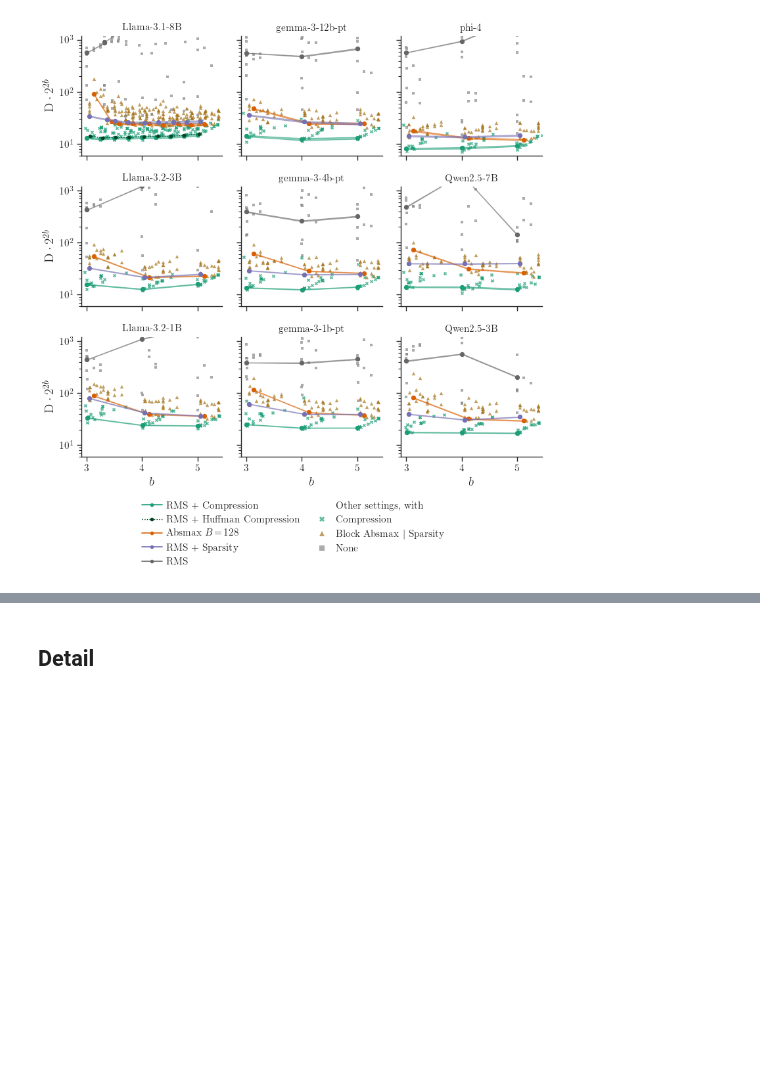
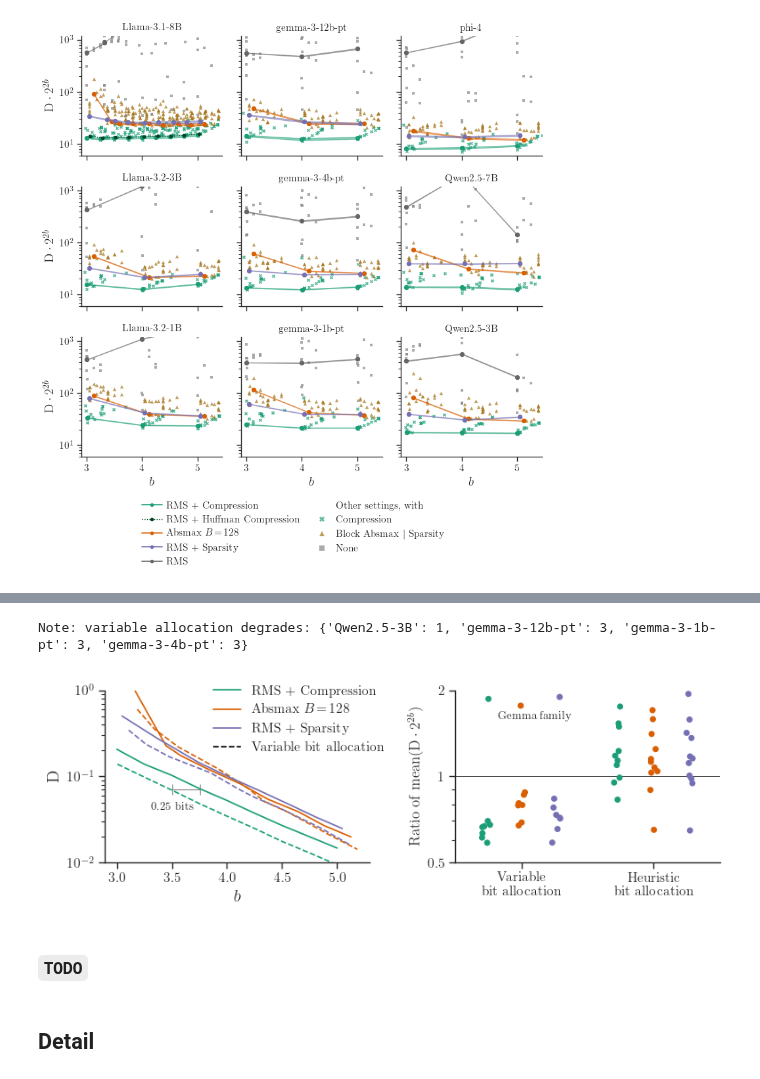
Before and after one commit to graphcore-research/llama-mobile-vlm, a Jupyter notebook: 20250127-FormatsCascade/Experiments.ipynb, the cells around one changed output, grey strips where cells are left out. Cells and saved outputs as stored; diff of their text form; code cells hidden in the pictures; blank space fills up the shorter version.

Commit message:
More plots

```diff
--- a/20250127-FormatsCascade/Experiments.ipynb
+++ b/20250127-FormatsCascade/Experiments.ipynb
@@ -162,12 +178,6 @@ experiment: ['main', 'fisher', 'huffman', 'blocksize', 'scalemantissa', 'symmetr
 # %% [markdown]
 ### `tradeoff_overview`
 # %%
-tradeoff_lines = [
-    (dict(element_name="int+Zoptimal", scaling="rms", block="tensor", sparse_ratio=0), dict(label="RMS + Compression", color=plot_utils.PALETTE[0])),
-    (dict(element_name="t", scaling="absmax", block=128, sparse_ratio=0), dict(label=r"Absmax $B\!=\!128$", color=plot_utils.PALETTE[1])),
-    (dict(element_name="t", scaling="rms", block="tensor", sparse_ratio=2**-10), dict(label="RMS + Sparsity", color=plot_utils.PALETTE[2])),
-    (dict(element_name="t", scaling="rms", block="tensor", sparse_ratio=0), dict(label="RMS", color=plot_utils.PALETTE[7])),
-]
 tradeoff_d = (D.select(dfb, dict(experiment="main"))
     .pipe(lambda d: d[~((d.scaling == "rms") & (d.block != "tensor") & (d.sparse_ratio != 0))])
     .pipe(lambda d: d.assign(block_absmax=((~d.block.isin(["tensor", "channel"])) & (d.scaling == "absmax"))))
@@ -181,7 +191,7 @@ def tradeoff_overview(model: str, y: str, ax: matplotlib.axes.Axes) -> Any:
         (~(d.compression | d.block_absmax | d.sparse_ratio), dict(color="#888", marker="s", s=10, label="None")),
     ]
 
-    for select, args in tradeoff_lines:
+    for select, args in SELECTED_FORMATS + BAD_FORMATS:
         g = D.select(d, select)
         ax.fill_between(g.bits_per_param, g[y] - 2*g[f"{y}_stderr"], g[y] + 2*g[f"{y}_stderr"], **args, alpha=.5)
         ax.scatter(g.bits_per_param, g[y], **args, s=20)
@@ -193,7 +203,7 @@ def tradeoff_overview(model: str, y: str, ax: matplotlib.axes.Axes) -> Any:
     ax.set_xlabel("$b$")
     ax.set_ylabel(dict(kl_div=r"$\mathrm{D}$", kl_div_efficiency=r"$\mathrm{D} \cdot 2^{2 b}$")[y])
     return [
-        *[dict(**d, marker="o") for _, d in tradeoff_lines],
+        *[dict(**d, marker="o") for _, d in SELECTED_FORMATS + BAD_FORMATS],
         "", "Other settings, with",
         *[dict(**D.drop(d, "s"), lw=0, ms=6, alpha=.7, mew=0) for _, d in points],
     ]
@@ -277,3 +257,69 @@ Text(0, 0.5, '$\\mathrm{D}$')
+# %%
+_, (ax0, ax1) = plt.subplots(ncols=2)
+
+allocations = [
+    ("fixed", dict(ls="-", label="Fixed allocation")),
+    ("variable", dict(ls="--", label="Variable bit allocation")),
+]
+error_weights = [
+    ("none", dict(ls="-", label="Unweighted")),
+    ("fisher", dict(ls="--", label="Fisher-weighted")),
+    ("parameter", dict(ls="--", label="Parameter-weighted")),
+]
+
+# Tradeoff plot
+d = (D.select(dfb, dict(model="Llama-3.1-8B", experiment=["main", "fisher"], allocation=["fixed", "variable", "heuristic"], error_weight="none")))
+for s, args in SELECTED_FORMATS:
+    for a, aargs in allocations:
+        g = D.select(d, dict(**s, allocation=a))
+        ax0.plot(g.bits_per_param, g.kl_div, **args, **plot_utils.drop_label(aargs))
+ax0.plot([3.5, 3.75], [0.07, 0.07], color="#888", linewidth=0.75, marker="|", ms=8, mew=0.75, zorder=0)
+ax0.annotate("$0.25$ bits", (3.5, 0.07), (0, -10), textcoords="offset points", ha="center", va="top", fontsize=9)
+
+ax0.set_xlabel("bits_per_param")
+ax0.set_ylabel("kl_div")
+ax0.set_yscale("log")
+ax0.set_ylim((1e-2, 1))
+
+ax0.legend(handles=plot_utils.build_legend_handles(*SELECTED_FORMATS, *allocations[1:]),
+           loc="upper right", bbox_to_anchor=(0, 0, 1.1, 1.1))
+
+# Across-models plot
+d = (D.select(dfb, dict(experiment=["main", "fisher"], allocation=["fixed", "variable", "heuristic"], error_weight="none"))
+    .groupby(["model", "selected_label", "allocation"])[["kl_div_efficiency"]].mean().reset_index()
+    .groupby(["model", "selected_label"]).apply(
+        lambda g: g.assign(kl_div_efficiency_delta=g.kl_div_efficiency / g.kl_div_efficiency[g.allocation=="fixed"].iloc[0]), include_groups=False)
+    .reset_index()
+)
+sns.stripplot(data=d[d.allocation != "fixed"], y="kl_div_efficiency_delta", x="allocation",
+              hue="selected_label", order=["variable", "heuristic"],
+              hue_order=[d["label"] for _, d in SELECTED_FORMATS], dodge=True, ax=ax1)
+
+ax1.tick_params(which="minor", labelleft=False)
+ax1.annotate("Gemma family", (0.1, 1.68), ha="center", va="top", fontsize=9)
+ax1.axhline(1, color="k", lw=0.5, ls="-")
+
+ax1.set_yscale("log")
+ax1.set_yticks([0.5, 1, 2])
+ax1.set_yticklabels([0.5, 1, 2])
+ax1.set_ylim((0.5, 2))
+
+ax1.legend_.remove()
+ax1.set_xlabel("")
+ax1.set_xticks([0, 1])
+ax1.set_xticklabels(["Variable\nbit allocation", "Heuristic\nbit allocation"])
+ax1.set_ylabel(r"Ratio of $\mathrm{mean}(\mathrm{D}\cdot 2^{2b})$", fontsize=12)
+
+print("Note: variable allocation degrades:",
+      dict(collections.Counter(d[(d.kl_div_efficiency_delta > 1) & (d.allocation == "variable")].model)))
+
+plot_utils.tidy(ax0.figure)
+plot_utils.save("bit_allocation")
+# %% [output]
+Note: variable allocation degrades: {'Qwen2.5-3B': 1, 'gemma-3-12b-pt': 3, 'gemma-3-1b-pt': 3, 'gemma-3-4b-pt': 3}
+[figure, added]
+# %% [markdown]
+### `TODO`
 # %% [markdown]
 ## Detail
 # %% [markdown]
```
Also changed, not shown: parts of 4 cells of this notebook, 1 other file.
